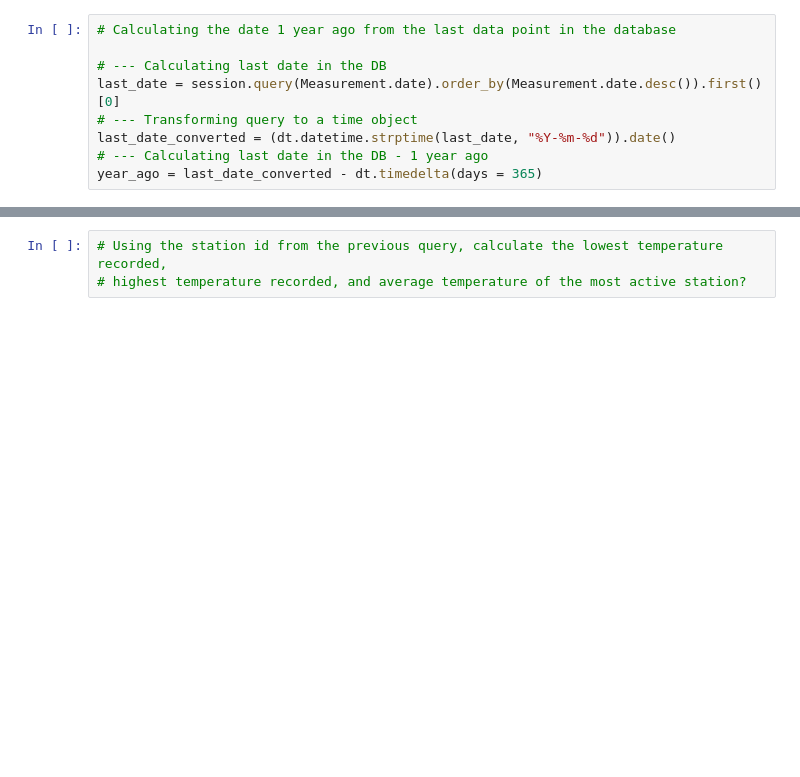
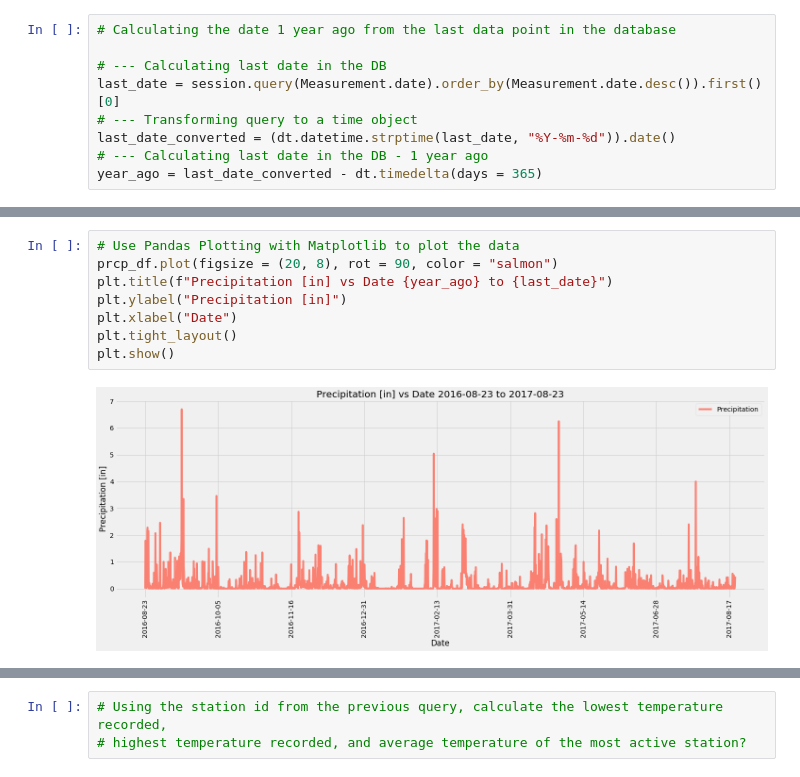
Before and after one commit to Levirdz/sqlalchemy-challenge, a Jupyter notebook: climate_analysis.ipynb, the cells around one changed output, grey strips where cells are left out. Saved outputs shown, nothing was run; the diff lists cells and outputs as text; blank space fills up the shorter version.

```diff
--- a/climate_analysis.ipynb
+++ b/climate_analysis.ipynb
@@ -104 +102,11 @@ prcp_df.head()
+# %%
+# Use Pandas Plotting with Matplotlib to plot the data
+prcp_df.plot(figsize = (20, 8), rot = 90, color = "salmon")
+plt.title(f"Precipitation [in] vs Date {year_ago} to {last_date}")
+plt.ylabel("Precipitation [in]")
+plt.xlabel("Date")
+plt.tight_layout()
+plt.show()
+# %% [output]
+[figure, added]
 # %%
```
Also changed, not shown: parts of 10 cells of this notebook.
